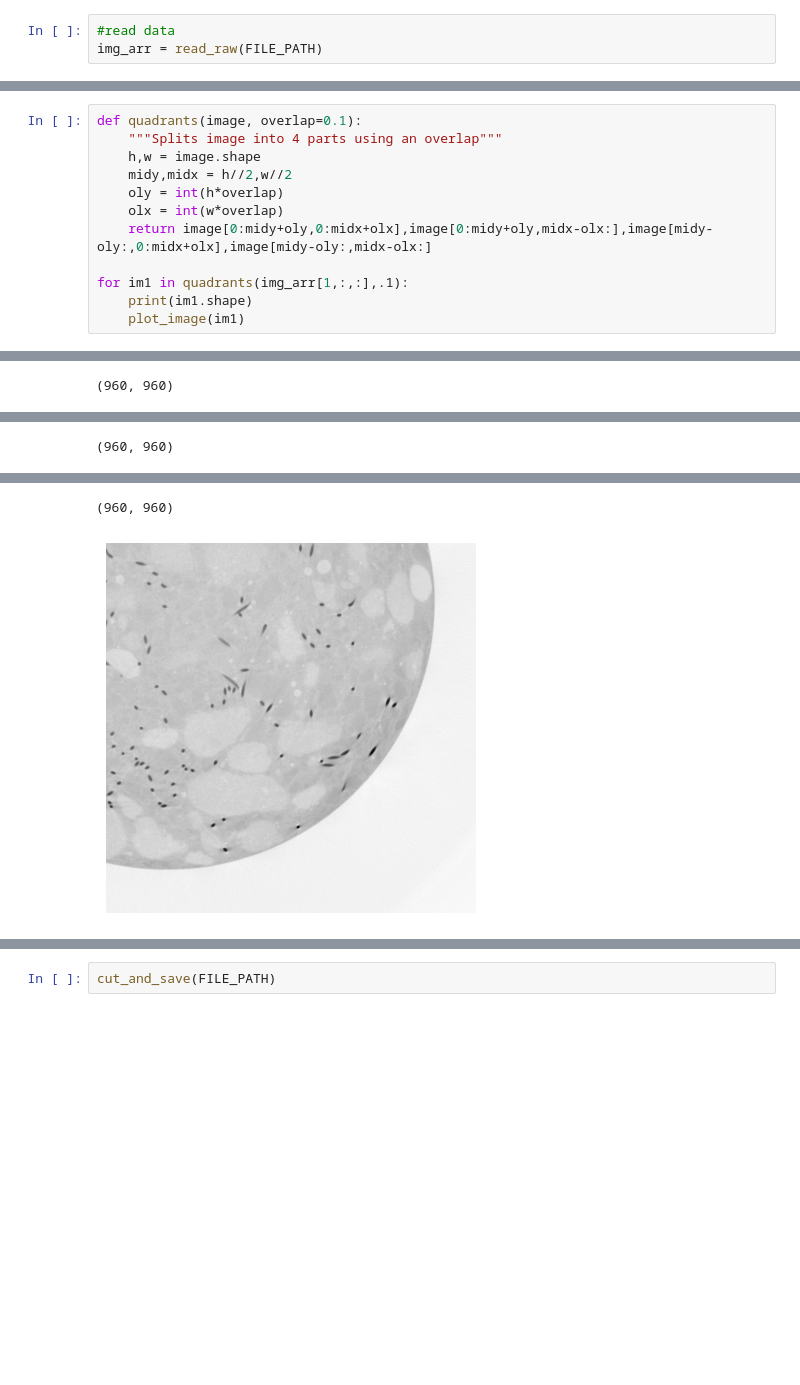
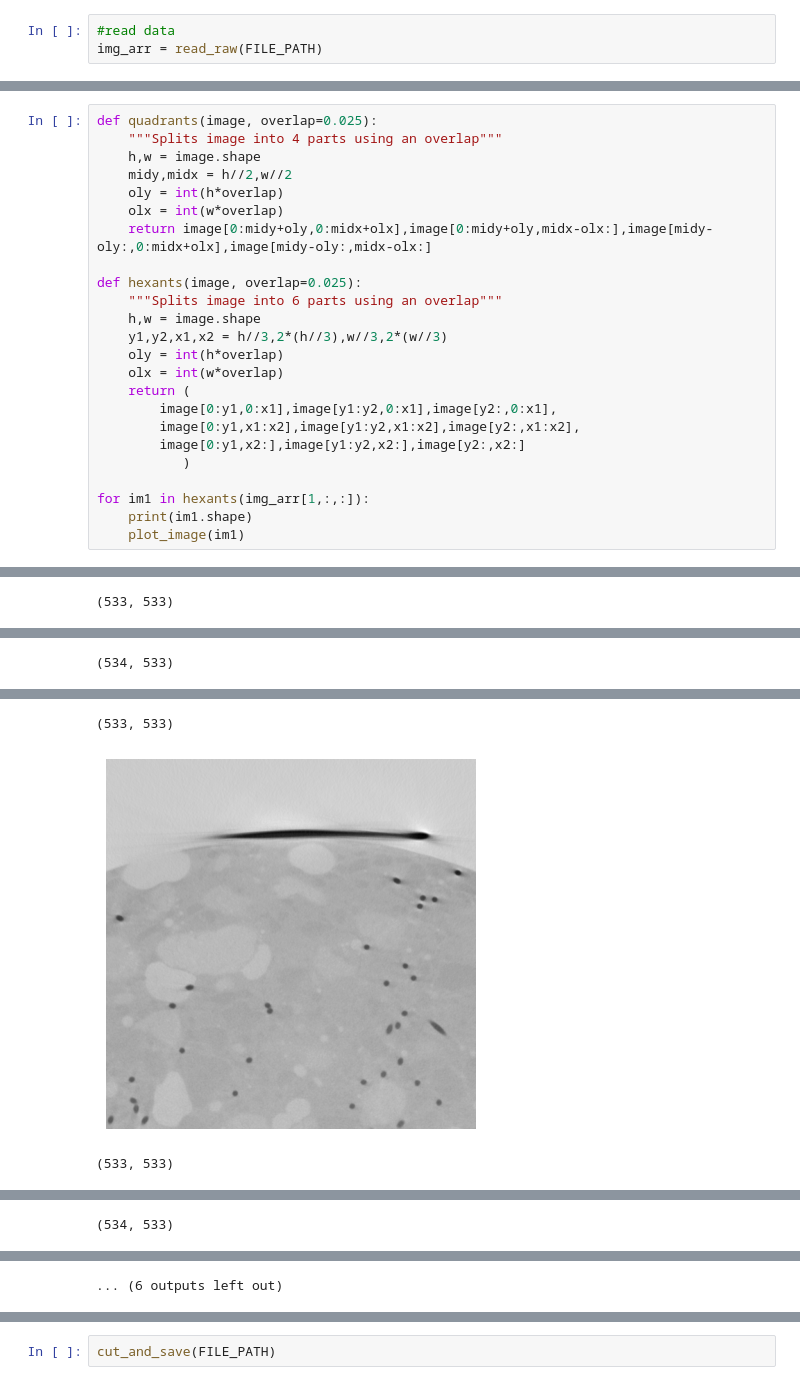
Before and after one commit to nickgiki/concrete_image_segmentation, a Jupyter notebook: concrete_ntua_read_files.ipynb, the cells around one changed output, grey strips where cells are left out. Saved outputs shown, nothing was run; the diff lists cells and outputs as text; blank space fills up the shorter version.

Commit message:
add hexants

```diff
--- a/concrete_ntua_read_files.ipynb
+++ b/concrete_ntua_read_files.ipynb
@@ -42,5 +42,5 @@ plot_slice(img_arr,15)
 # %%
-def quadrants(image, overlap=0.1):
+def quadrants(image, overlap=0.025):
     """Splits image into 4 parts using an overlap"""
     h,w = image.shape
     midy,midx = h//2,w//2
@@ -48,7 +48,19 @@ def quadrants(image, overlap=0.1):
     olx = int(w*overlap)
     return image[0:midy+oly,0:midx+olx],image[0:midy+oly,midx-olx:],image[midy-oly:,0:midx+olx],image[midy-oly:,midx-olx:]
 
-for im1 in quadrants(img_arr[1,:,:],.1):
+def hexants(image, overlap=0.025):
+    """Splits image into 6 parts using an overlap"""
+    h,w = image.shape
+    y1,y2,x1,x2 = h//3,2*(h//3),w//3,2*(w//3)
+    oly = int(h*overlap)
+    olx = int(w*overlap)
+    return (
+        image[0:y1,0:x1],image[y1:y2,0:x1],image[y2:,0:x1],
+        image[0:y1,x1:x2],image[y1:y2,x1:x2],image[y2:,x1:x2],
+        image[0:y1,x2:],image[y1:y2,x2:],image[y2:,x2:]
+           )
+
+for im1 in hexants(img_arr[1,:,:]):
     print(im1.shape)
     plot_image(im1)
 # %% [output]
@@ -57 +69 @@ for im1 in quadrants(img_arr[1,:,:],.1):
-(960, 960)
+(533, 533)
@@ -59 +71 @@ for im1 in quadrants(img_arr[1,:,:],.1):
-(960, 960)
+(534, 533)
@@ -61,2 +73,3 @@ for im1 in quadrants(img_arr[1,:,:],.1):
-(960, 960)
+(533, 533)
-[figure, old version]
+[figure, new version]
+(533, 533)
@@ -62,0 +77 @@ for im1 in quadrants(img_arr[1,:,:],.1):
+(534, 533)
@@ -63,3 +79,4 @@ for im1 in quadrants(img_arr[1,:,:],.1):
+... (6 outputs left out)
 # %%
 def cut_and_save(filepath, output_size = (512,512)):
     """Gets a raw 3D image file path and saves to new dir"""
```
Also changed, not shown: parts of 3 cells of this notebook.
